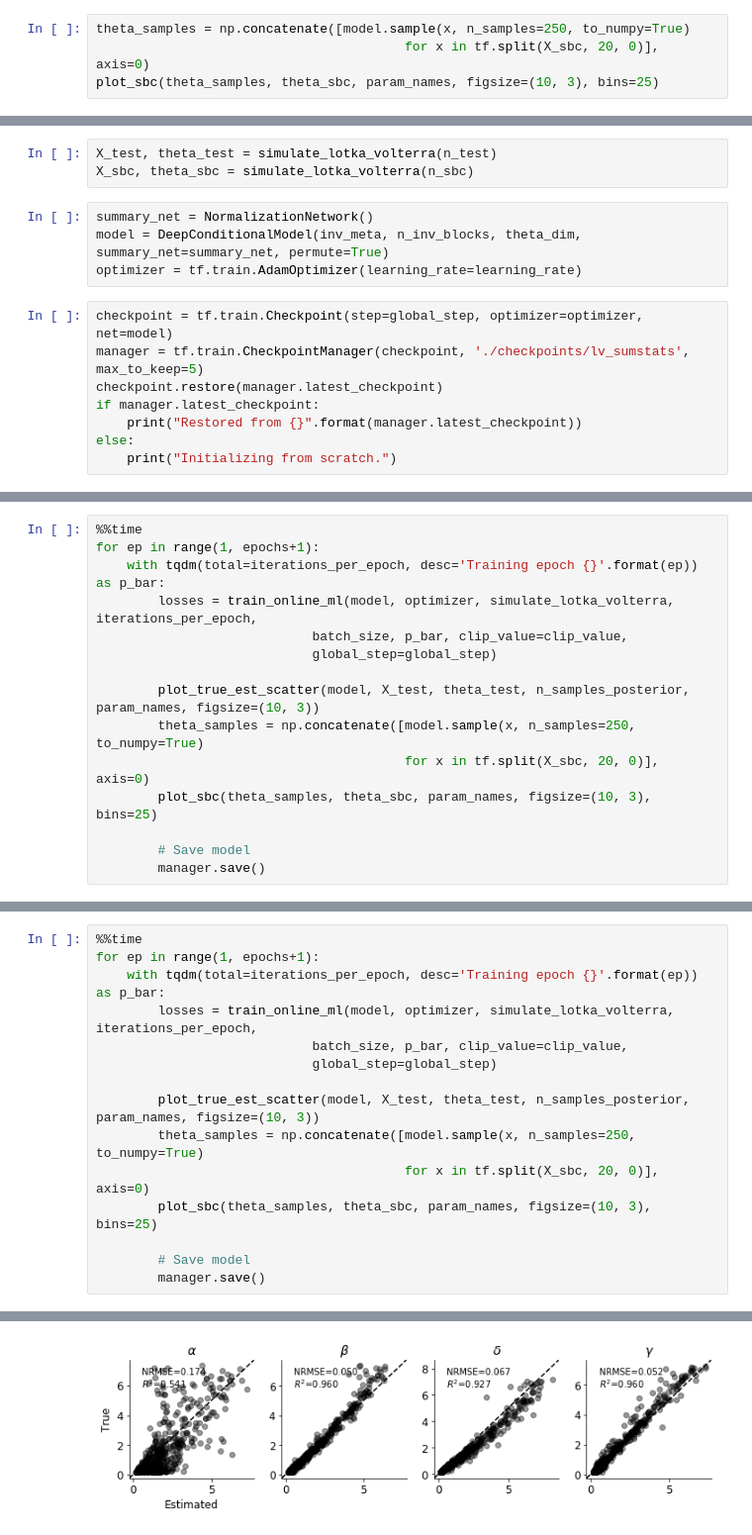
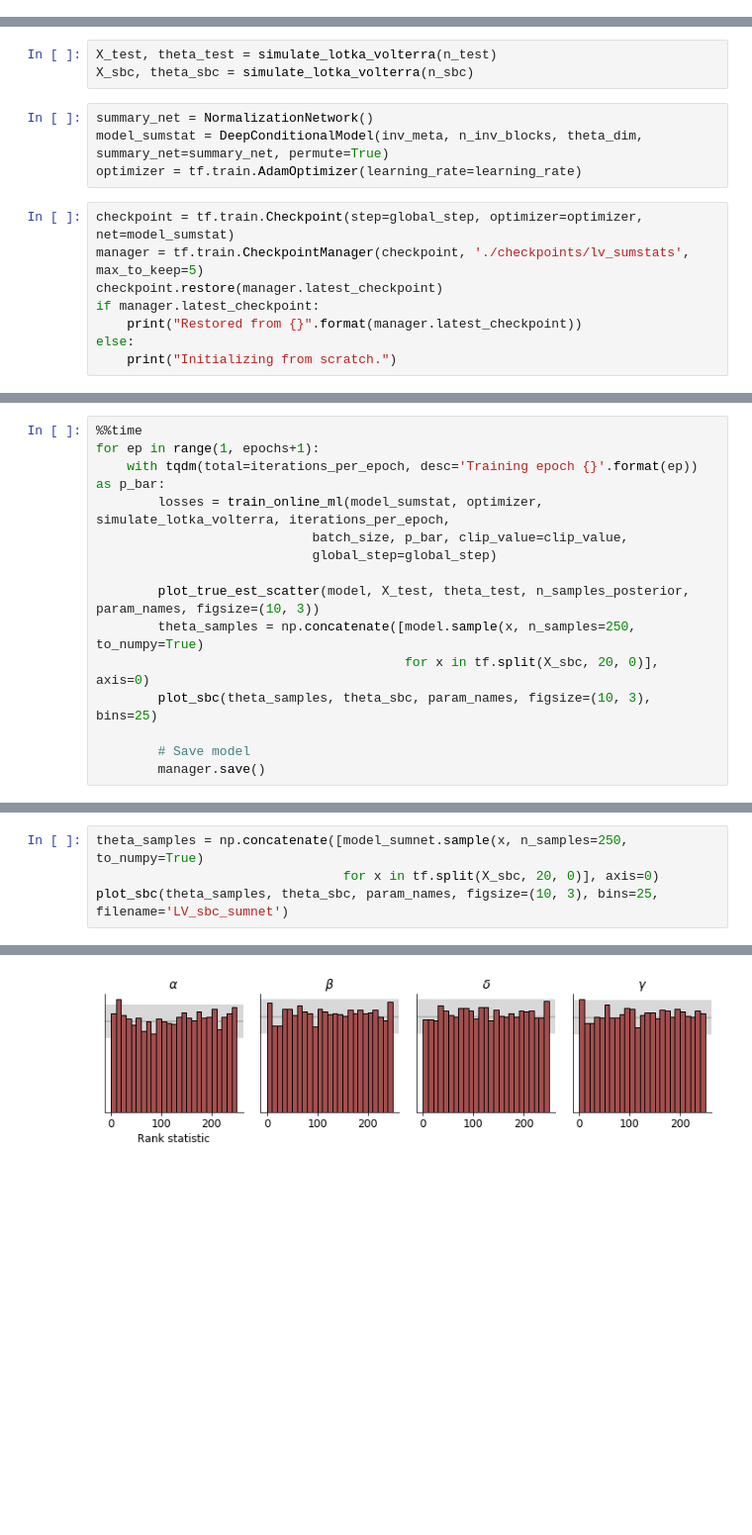
Before and after one commit to stefanradev93/cINN, a Jupyter notebook: Lotka-Volterra_cINN.ipynb, the cells around one changed output, grey strips where cells are left out. Shown at 99% size. Drawn from its saved outputs; the diff is of its cells as text; blank space fills up the shorter version.

```diff
--- a/Lotka-Volterra_cINN.ipynb
+++ b/Lotka-Volterra_cINN.ipynb
@@ -127,4 +114,0 @@ plot_true_est_scatter(model, X_test, theta_test, n_samples_posterior, param_name
-# %%
-theta_samples = np.concatenate([model.sample(x, n_samples=250, to_numpy=True)
-                                        for x in tf.split(X_sbc, 20, 0)], axis=0)
-plot_sbc(theta_samples, theta_sbc, param_names, figsize=(10, 3), bins=25)
@@ -180,10 +162,10 @@ X_test, theta_test = simulate_lotka_volterra(n_test)
 X_sbc, theta_sbc = simulate_lotka_volterra(n_sbc)
 # %%
 summary_net = NormalizationNetwork()
-model = DeepConditionalModel(inv_meta, n_inv_blocks, theta_dim, summary_net=summary_net, permute=True)
+model_sumstat = DeepConditionalModel(inv_meta, n_inv_blocks, theta_dim, summary_net=summary_net, permute=True)
 optimizer = tf.train.AdamOptimizer(learning_rate=learning_rate)
 # %%
-checkpoint = tf.train.Checkpoint(step=global_step, optimizer=optimizer, net=model)
+checkpoint = tf.train.Checkpoint(step=global_step, optimizer=optimizer, net=model_sumstat)
 manager = tf.train.CheckpointManager(checkpoint, './checkpoints/lv_sumstats', max_to_keep=5)
 checkpoint.restore(manager.latest_checkpoint)
 if manager.latest_checkpoint:
@@ -196,7 +178,7 @@ Initializing from scratch.
 %%time
 for ep in range(1, epochs+1):
     with tqdm(total=iterations_per_epoch, desc='Training epoch {}'.format(ep)) as p_bar:
-        losses = train_online_ml(model, optimizer, simulate_lotka_volterra, iterations_per_epoch,
+        losses = train_online_ml(model_sumstat, optimizer, simulate_lotka_volterra, iterations_per_epoch,
                             batch_size, p_bar, clip_value=clip_value,
                             global_step=global_step)
 
@@ -272,16 +228,5 @@ Initializing from scratch.
 # %%
-%%time
-for ep in range(1, epochs+1):
-    with tqdm(total=iterations_per_epoch, desc='Training epoch {}'.format(ep)) as p_bar:
-        losses = train_online_ml(model, optimizer, simulate_lotka_volterra, iterations_per_epoch,
-                            batch_size, p_bar, clip_value=clip_value,
-                            global_step=global_step)
-
-        plot_true_est_scatter(model, X_test, theta_test, n_samples_posterior, param_names, figsize=(10, 3))
-        theta_samples = np.concatenate([model.sample(x, n_samples=250, to_numpy=True)
-                                        for x in tf.split(X_sbc, 20, 0)], axis=0)
-        plot_sbc(theta_samples, theta_sbc, param_names, figsize=(10, 3), bins=25)
-
-        # Save model
-        manager.save()
+theta_samples = np.concatenate([model_sumnet.sample(x, n_samples=250, to_numpy=True)
+                                for x in tf.split(X_sbc, 20, 0)], axis=0)
+plot_sbc(theta_samples, theta_sbc, param_names, figsize=(10, 3), bins=25, filename='LV_sbc_sumnet')
 # %% [output]
@@ -289 +233 @@ HBox(children=(IntProgress(value=0, description='Training epoch 1', max=1000, st
-[figure, old version]
+[figure, new version]
```
Also changed, not shown: parts of 28 cells of this notebook, 17 other files.
